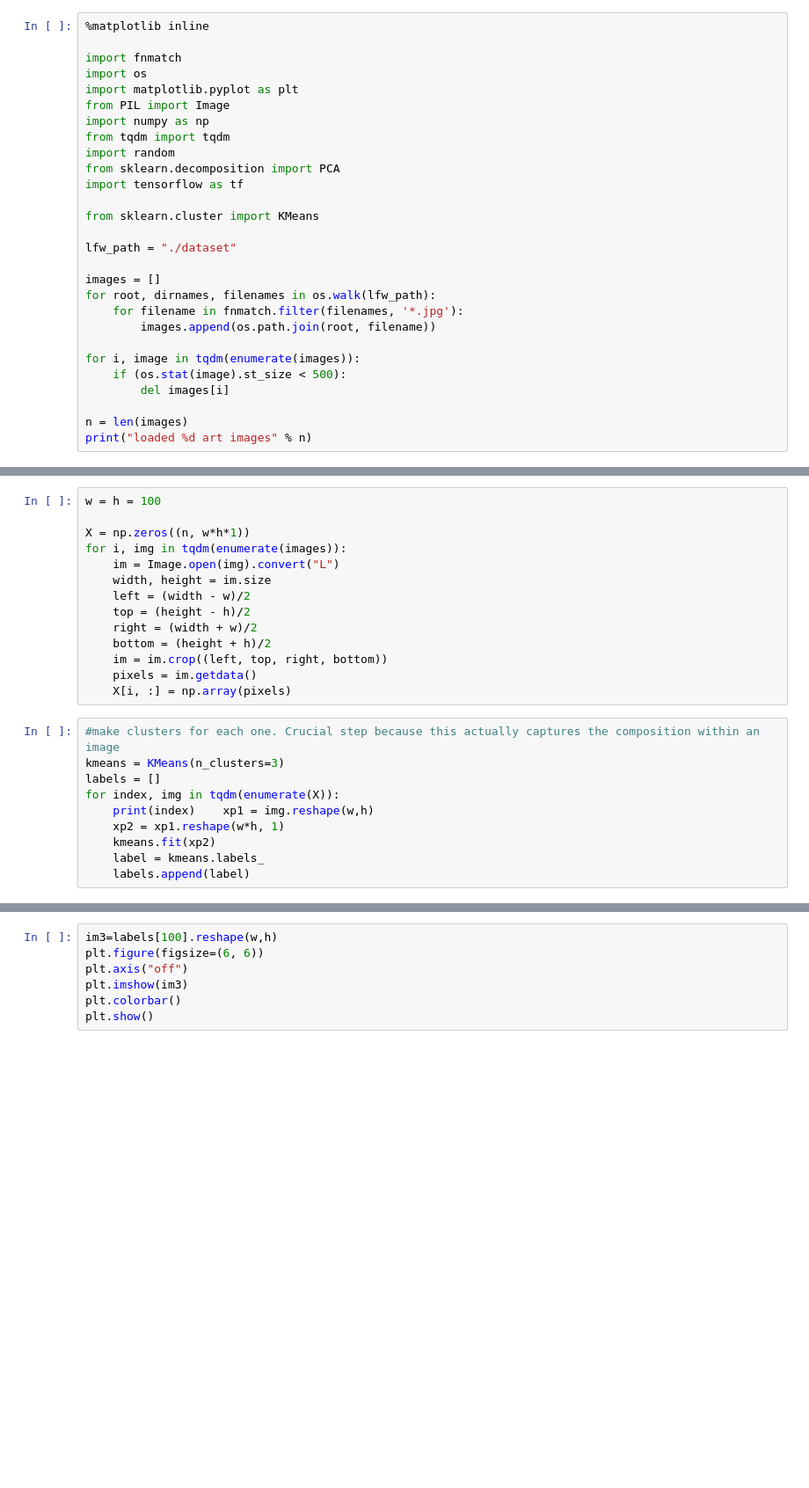
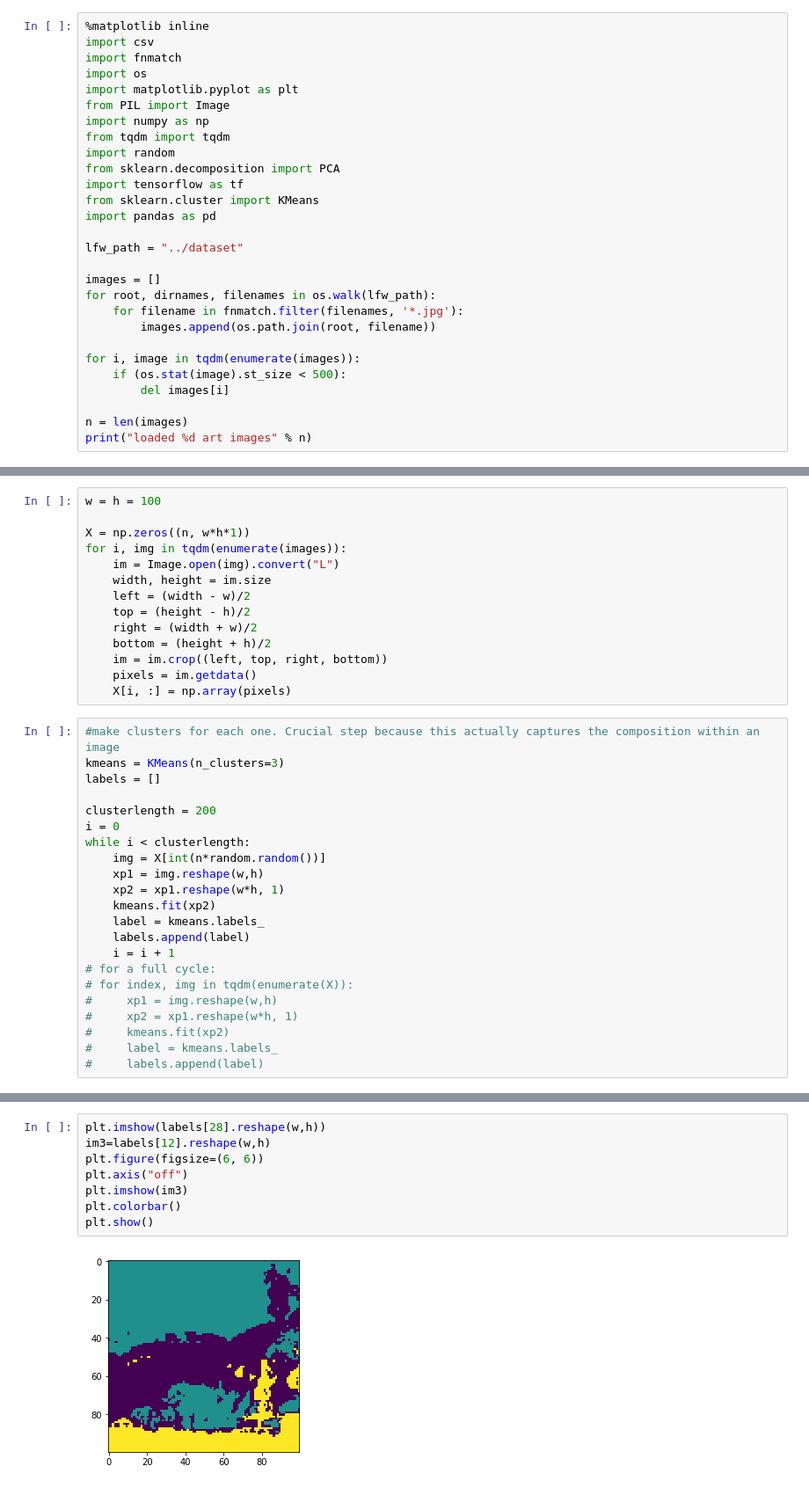
Before and after one commit to Taitrnator/DeepArt, a Jupyter notebook: notebooks/clusterimages.ipynb, the cells around one changed output, grey strips where cells are left out. Shown at 88% size. Saved outputs shown, nothing was run; the diff lists cells and outputs as text; blank space fills up the shorter version.

```diff
--- a/notebooks/clusterimages.ipynb
+++ b/notebooks/clusterimages.ipynb
@@ -1,6 +1,6 @@
 # %%
 %matplotlib inline
-
+import csv
 import fnmatch
 import os
 import matplotlib.pyplot as plt
@@ -10,10 +10,10 @@ from tqdm import tqdm
 import random
 from sklearn.decomposition import PCA
 import tensorflow as tf
+from sklearn.cluster import KMeans
+import pandas as pd
 
-from sklearn.cluster import KMeans
-
-lfw_path = "./dataset"
+lfw_path = "../dataset"
 
 images = []
 for root, dirnames, filenames in os.walk(lfw_path):
@@ -46,9 +46,21 @@ for i, img in tqdm(enumerate(images)):
 #make clusters for each one. Crucial step because this actually captures the composition within an image
 kmeans = KMeans(n_clusters=3)
 labels = []
-for index, img in tqdm(enumerate(X)):
-    print(index)    xp1 = img.reshape(w,h)
+
+clusterlength = 200
+i = 0
+while i < clusterlength:
+    img = X[int(n*random.random())]
+    xp1 = img.reshape(w,h)
     xp2 = xp1.reshape(w*h, 1)
     kmeans.fit(xp2)
     label = kmeans.labels_
     labels.append(label)
+    i = i + 1
+# for a full cycle:
+# for index, img in tqdm(enumerate(X)):
+#     xp1 = img.reshape(w,h)
+#     xp2 = xp1.reshape(w*h, 1)
+#     kmeans.fit(xp2)
+#     label = kmeans.labels_
+#     labels.append(label)
@@ -57,7 +67,10 @@ SyntaxError: invalid syntax (<ipython-input-4-f17899b8dcb4>, line 5)
 # %%
-im3=labels[100].reshape(w,h)
+plt.imshow(labels[28].reshape(w,h))
+im3=labels[12].reshape(w,h)
 plt.figure(figsize=(6, 6))
 plt.axis("off")
 plt.imshow(im3)
 plt.colorbar()
 plt.show()
+# %% [output]
+[figure, added]
```
Also changed, not shown: parts of 4 cells of this notebook, 42 other files.
